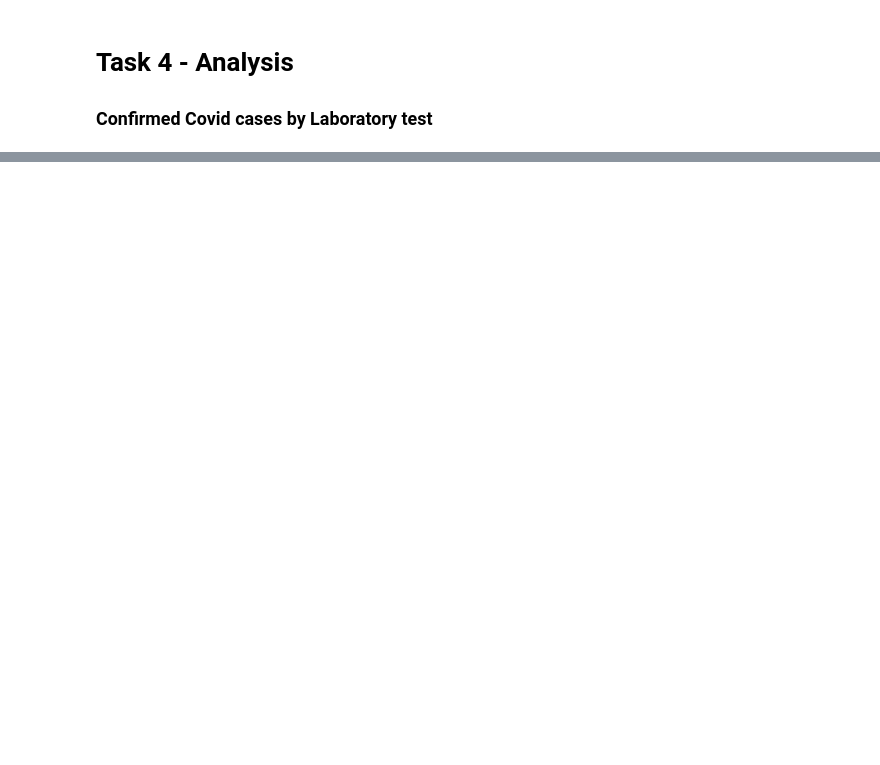
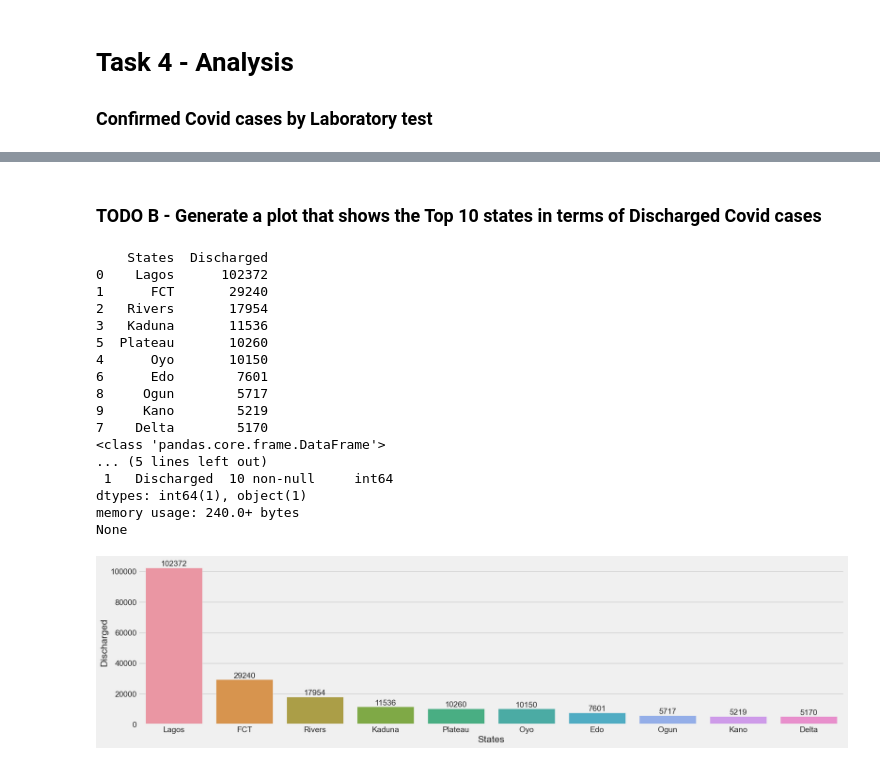
Before and after one commit to bizzy2/ustacky-learn, a Jupyter notebook: Course Project 2/Course Project 2 v2.ipynb, the cells around one changed output, grey strips where cells are left out. Drawn from its saved outputs; the diff is of its cells as text; code cells hidden in the pictures; blank space fills up the shorter version.

Commit message:
modification of scrapped data from NCDC

```diff
--- a/Course Project 2/Course Project 2 v2.ipynb
+++ b/Course Project 2/Course Project 2 v2.ipynb
@@ -274,0 +417,30 @@ None
+# %% [markdown]
+### TODO B - Generate a plot that shows the Top 10 states in terms of Discharged Covid cases
+# %%
+Top_10_Discharged = NigCovid.nlargest(10, columns=['Discharged'])[['States', 'Discharged']]
+print(Top_10_Discharged)
+print(Top_10_Discharged.info())
+plt.figure(figsize=(20, 5))
+
+b = sns.barplot(x="States", y='Discharged', data=Top_10_Discharged)
+plt.bar_label(b.containers[0])
+plt.show()
+# %% [output]
+    States  Discharged
+0    Lagos      102372
+1      FCT       29240
+2   Rivers       17954
+3   Kaduna       11536
+5  Plateau       10260
+4      Oyo       10150
+6      Edo        7601
+8     Ogun        5717
+9     Kano        5219
+7    Delta        5170
+<class 'pandas.core.frame.DataFrame'>
+... (5 lines left out)
+ 1   Discharged  10 non-null     int64
+dtypes: int64(1), object(1)
+memory usage: 240.0+ bytes
+None
+[figure, added]
```
Also changed, not shown: parts of 90 cells of this notebook.
